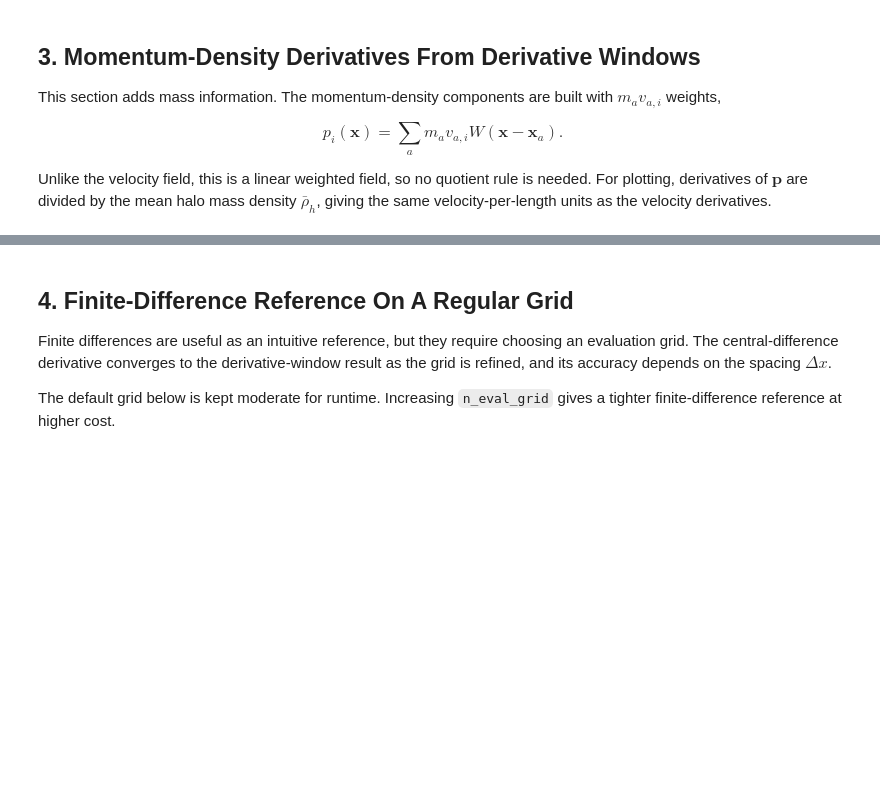
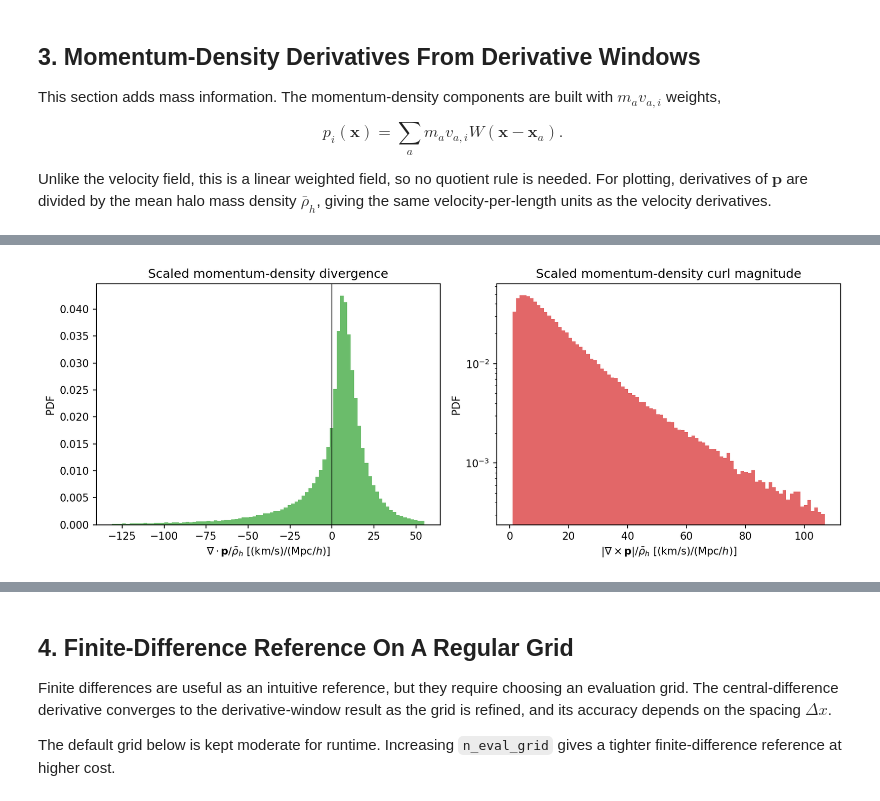
Before and after one commit to SYSUSPA-Projects/PyHermes, a Jupyter notebook: examples/notebooks/weighted_fields.ipynb, the cells around one changed output, grey strips where cells are left out. Cells and saved outputs as stored; diff of their text form; code cells hidden in the pictures; blank space fills up the shorter version.

```diff
--- a/examples/notebooks/weighted_fields.ipynb
+++ b/examples/notebooks/weighted_fields.ipynb
@@ -89,6 +97,7 @@ print(f"Density floor fraction: {density_floor_fraction:g}")
 # %%
-def build_field(pos, field_value=None):
-    task = Convols({"Convols": base_params})
+def build_field(pos, field_value=None, weight_normalization="catalog"):
+    task_params = {**base_params, "weight_normalization": weight_normalization}
+    task = Convols({"Convols": task_params})
     task.particle_pos = np.array(pos, copy=True)
     if field_value is not None:
         task.field_value = np.array(field_value, copy=True)
@@ -204,7 +235,7 @@ derivative_windows = [
 
 
 def sample_fields_at_pos(field_data_list, pos):
-    return np.vstack([field_data.field_value_at_pos(pos).astype(np.float64) for field_data in field_data_list])
+    return np.vstack([field_data.field_density_at_pos(pos, value_unit="physical").astype(np.float64) for field_data in field_data_list])
 
 
 def sample_directional_derivatives(field_data_list, pos):
@@ -212,7 +243,7 @@ def sample_directional_derivatives(field_data_list, pos):
     for component_index, field_data in enumerate(field_data_list):
         for direction_index, window in enumerate(derivative_windows):
             gradient[component_index, direction_index] = (
-                (field_data @ window).field_value_at_pos(pos, value_unit="physical").astype(np.float64) * deriv_physical_factor
+                (field_data @ window).field_density_at_pos(pos, value_unit="physical").astype(np.float64) * deriv_physical_factor
             )
     return gradient
 
@@ -232,7 +263,7 @@ def vector_derivatives_at_pos(component_data_list, pos):
 
 
 def velocity_derivatives_at_pos(pos):
-    n_values = count_data.field_value_at_pos(pos).astype(np.float64)
+    n_values = count_data.field_density_at_pos(pos, value_unit="physical").astype(np.float64)
     density_floor = density_floor_fraction * np.max(np.abs(n_values))
     density_mask = np.abs(n_values) > density_floor
 
@@ -333,13 +369,18 @@ $$
 
 Unlike the velocity field, this is a linear weighted field, so no quotient rule is needed. For plotting, derivatives of $\mathbf{p}$ are divided by the mean halo mass density $\bar{\rho}_h$, giving the same velocity-per-length units as the velocity derivatives.
 # %%
+mass_data = build_field(halo_data["pos"], field_value=halo_data["mass"], weight_normalization="raw")
+rho_mean = mass_data.field_mean_density(value_unit="physical")
+print("mean halo mass density:", rho_mean, "(Msun/h)/(Mpc/h)^3")
+
 p_data = [
-    build_field(halo_data["pos"], field_value=halo_data[velocity_key] * halo_data["mass"]) @ win_gauss
+    build_field(
+        halo_data["pos"],
+        field_value=halo_data[velocity_key] * halo_data["mass"],
+        weight_normalization="raw",
+    ) @ win_gauss
     for velocity_key in ["vx", "vy", "vz"]
 ]
-rho_mean = halo_data["mass"].sum() / box_size**3
-print("mean halo mass density:", rho_mean, "(Msun/h)/(Mpc/h)^3")
-
 p_div_window_random, p_curl_window_random = vector_derivatives_at_pos(p_data, random_pos)
 p_div_window_pdf = p_div_window_random / rho_mean
 p_curl_window_pdf = np.linalg.norm(p_curl_window_random, axis=1) / rho_mean
@@ -372,3 +413,4 @@ for ax, pdf, color, title, xlabel in zip(
 plt.tight_layout()
 fig.savefig(figs_dir / "weighted_fields_momentum_derivatives_pdf.png", dpi=200, bbox_inches="tight")
 plt.show()
+# %% [output]
@@ -375,3 +434,4 @@ plt.show()
+[figure, added]
 # %%
 fig, axes = plt.subplots(1, 2, figsize=(11, 4.2), dpi=150)
 
```
Also changed, not shown: parts of 16 cells of this notebook, 10 other files.
